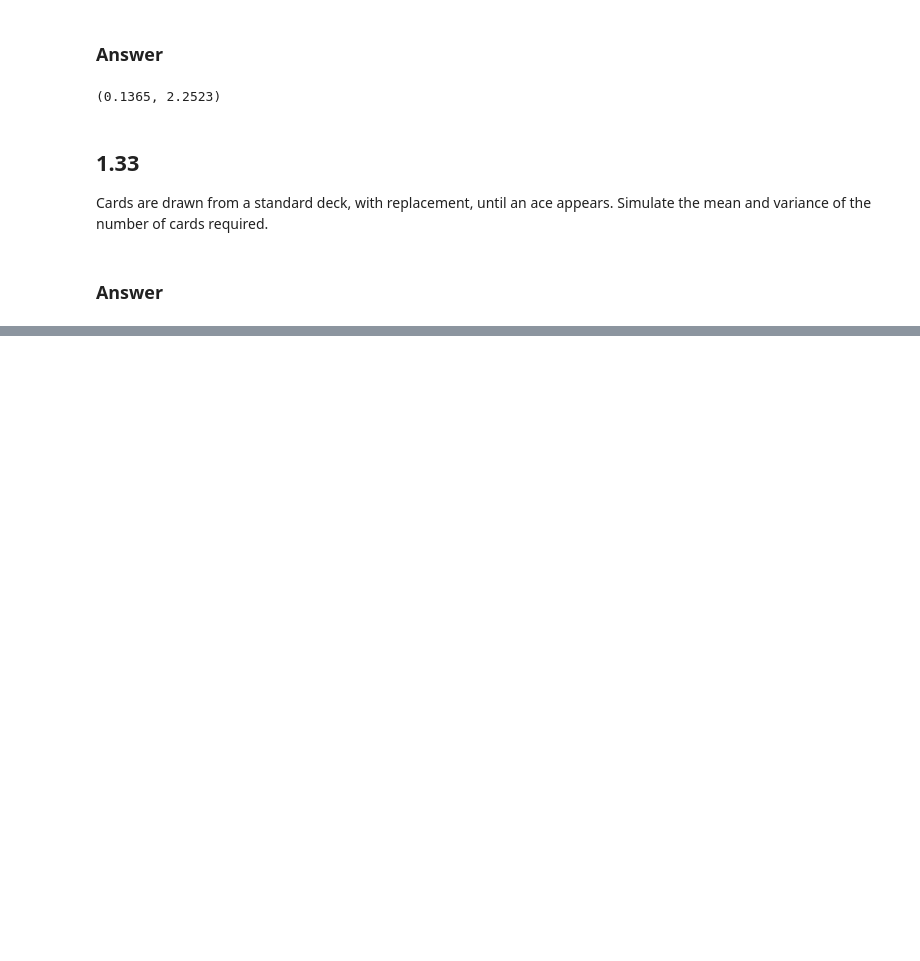
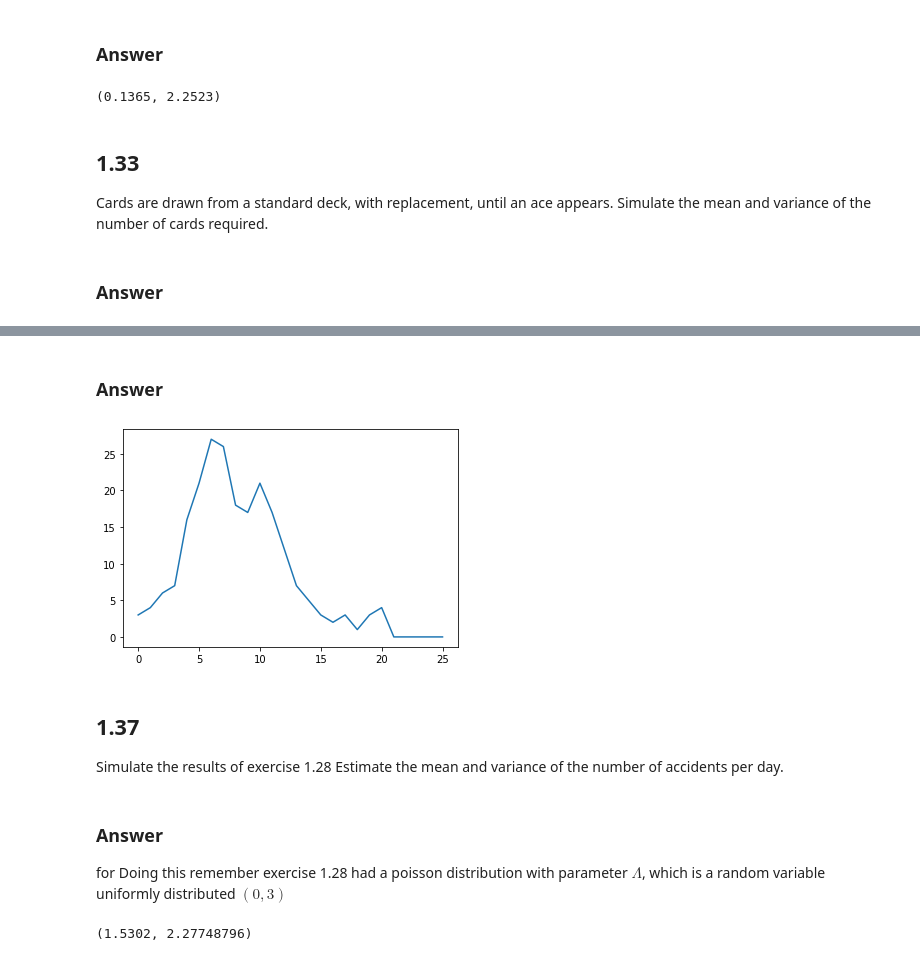
Before and after one commit to larispardo/StochasticProcessR, a Jupyter notebook: Chapter01_py.ipynb, the cells around one changed output, grey strips where cells are left out. Saved outputs shown, nothing was run; the diff lists cells and outputs as text; code cells hidden in the pictures; blank space fills up the shorter version.

```diff
--- a/Chapter01_py.ipynb
+++ b/Chapter01_py.ipynb
@@ -778,0 +845,46 @@ cardEx.E_x(), cardEx.var_x()
+# %% [markdown]
+### Answer
+# %%
+class ReedFrost():
+    def __init__(self, initial_healthy=400, initial_infected=3, probability_inf=0.004):
+        self.prob = probability_inf
+        self.init_healthy = initial_healthy
+        self.init_infected = initial_infected
+        self.healthy = []
+        self.infected = []
+
+    def simulation(self, sim=1000, steps=30):
+        time = []
+        for i in range(sim):
+            counter = 0
+            sus = self.init_healthy
+            inf = self.init_infected
+            self.healthy = [sus]
+            self.infected = [inf]
+            while sus > 0 and counter<steps:
+                counter+=1
+                inf = np.random.binomial(sus,1-(1-self.prob)**inf)
+                sus -= inf
+                self.healthy.append(sus)
+                self.infected.append(inf)
+            time.append(len(self.healthy))
+        return np.mean(time)
+
+    def plot_last(self, sim=1000):
+        import matplotlib.pyplot as plt
+        if(len(self.infected)==0):
+            self.simulation(sim)
+        plt.plot(range(len(self.infected)), self.infected)
+        plt.show()
+# %%
+reed = ReedFrost()
+reed.simulation(1, steps = 25)
+reed.plot_last()
+# %% [output]
+[figure, added]
+# %% [markdown]
+## 1.37
+Simulate the results of exercise 1.28 Estimate the mean and variance of the number of accidents per day.
+# %% [markdown]
+### Answer
+for Doing this remember exercise 1.28 had a poisson distribution with parameter $\Lambda$, which is a random variable uniformly distributed $(0,3)$
@@ -778,0 +909,5 @@ cardEx.E_x(), cardEx.var_x()
+# %%
+act = AccidentSim()
+print(act.simulation(10000))
+# %% [output]
+(1.5302, 2.27748796)
```
Also changed, not shown: parts of 13 cells of this notebook.
